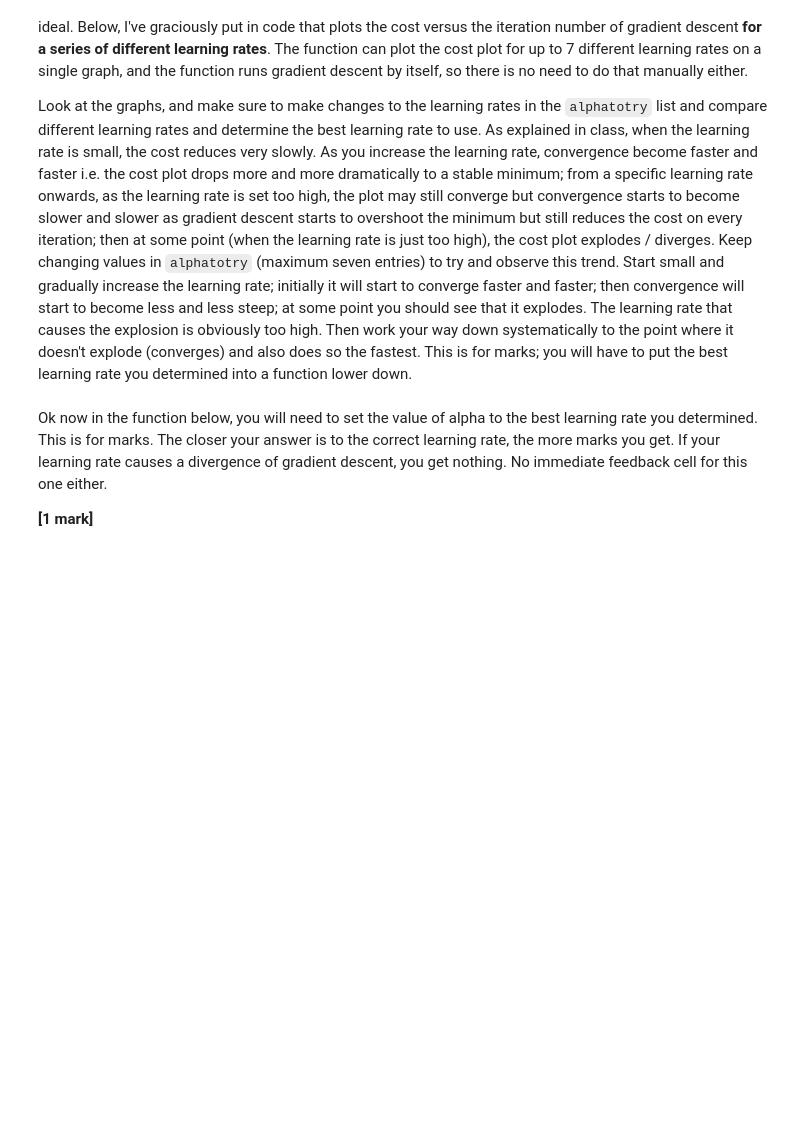
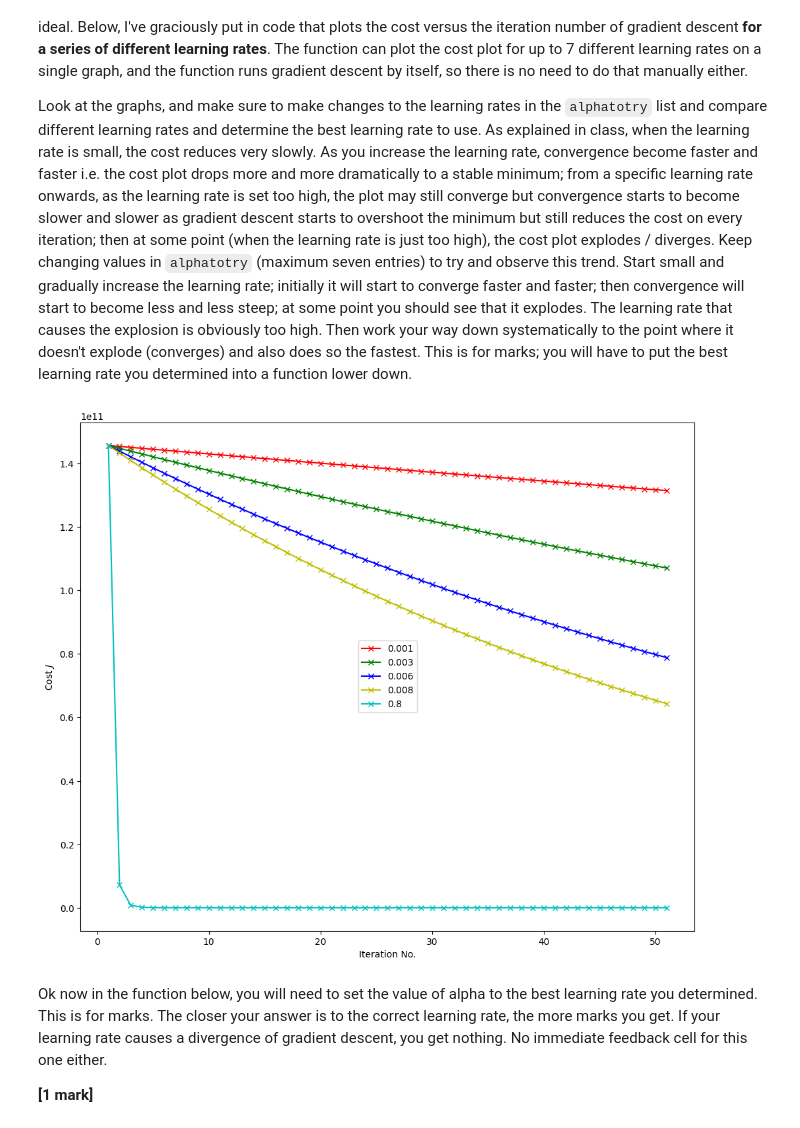
Before and after one commit to ruvarashecodes/Machine-Learning, a Jupyter notebook: CSC312 - Assignment 1 - Linear Regression_ex.ipynb, the cells around one changed output. Drawn from its saved outputs; the diff is of its cells as text; code cells hidden in the pictures; blank space fills up the shorter version.

```diff
--- a/CSC312 - Assignment 1 - Linear Regression_ex.ipynb
+++ b/CSC312 - Assignment 1 - Linear Regression_ex.ipynb
@@ -849,7 +1108,11 @@ def obtainScaledX(x,n):
 
     #Don't change anything above this point.
     #Start filling in below with your feature scaling code. Follow instructions above
-
+    for j in range(n):
+        means[0, j] = np.mean(x[:, j])
+        xsc[:, j] = x[:, j] - means[0, j]
+        stdevs[0, j] = np.std(x[:, j])
+        xsc[:, j] = xsc[:, j] / stdevs[0, j]
     #Stop filling in here. Don't change anything below
 
     return stdevs,means,xsc
@@ -935,40 +1285,42 @@ Look at the graphs, and make sure to make changes to the learning rates in the `
 #and you can then compare. You can, however, have fewer than seven items in the list too.
 #But do look through it to see what it's doing.
 
-alphatotry = [0.001, 0.003, 0.006, 0.008, 0.01]
+alphatotry = [0.001, 0.003, 0.006, 0.008, 0.8]
 
 #Don't edit anything below this point (unless you insist on doing so)
 
 import numpy as np
 import matplotlib
 from pylab import *
 
 def plotLearningRates(x,y,alphas):
 
     plotcol = ['r','g','b','y','c','m','k']
 
     retJhistforalphas = []
     for alphait in alphas:
         retJ_hist,_ = gradDesc(np.zeros((x.shape[1],1)), x, y, len(x), 50, alphait)
         retJhistforalphas.append(retJ_hist)
 
     xplot = np.linspace(1,len(retJhistforalphas[0]),int(len(retJhistforalphas[0])))
 
     figure(figsize=(12,10))
 
     for it, retJhistit in enumerate(retJhistforalphas):
         plot(xplot, np.array(retJhistit), c=plotcol[it], marker='x',label=str(alphas[it]))
 
     xlabel('Iteration No.')
     ylabel('Cost $ J$')
     legend()
     show()
 
 try:
     plotLearningRates(XXMOD, YY, alphatotry)
 except Exception as e:
     printmd("### Something went wrong.")
     print(str(e))
+# %% [output]
+[figure, added]
 # %% [markdown]
 Ok now in the function below, you will need to set the value of alpha to the best learning rate you determined. This is for marks. The closer your answer is to the correct learning rate, the more marks you get. If your learning rate causes a divergence of gradient descent, you get nothing. No immediate feedback cell for this one either.
 
```
Also changed, not shown: parts of 58 cells of this notebook.
